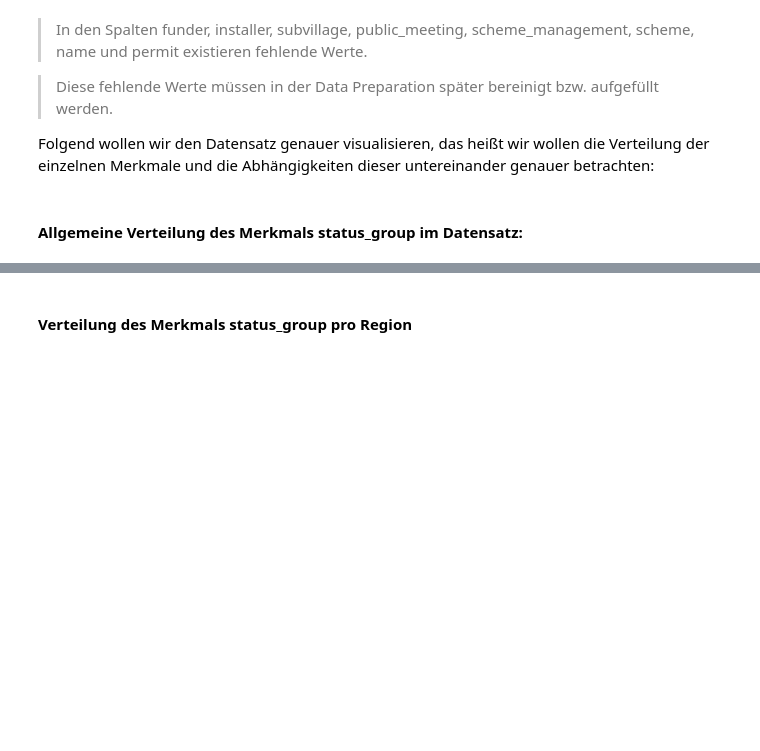
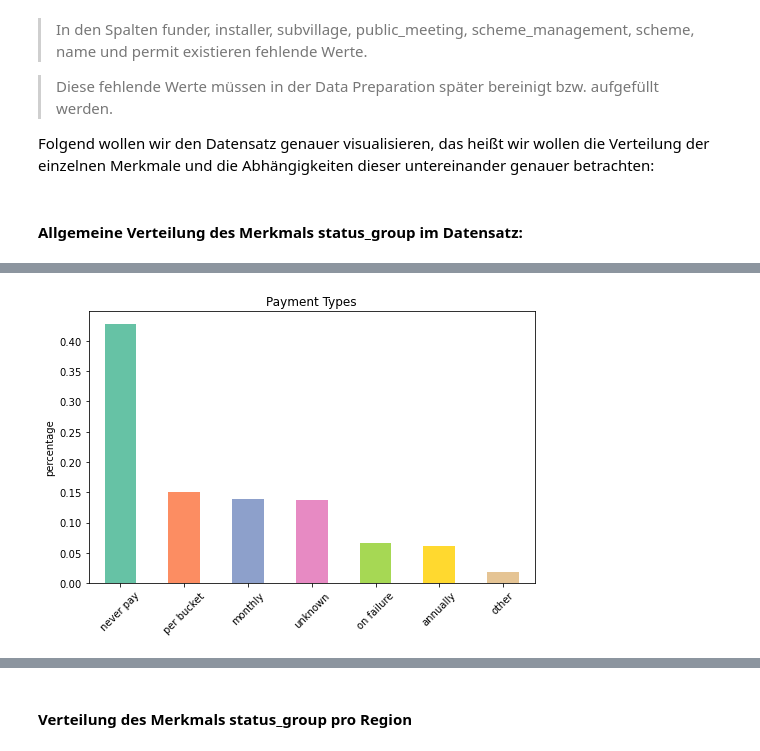
Before and after one commit to finitearth/DataExploration, a Jupyter notebook: presentation.ipynb, the cells around one changed output, grey strips where cells are left out. Saved outputs shown, nothing was run; the diff lists cells and outputs as text; code cells hidden in the pictures; blank space fills up the shorter version.

```diff
--- a/presentation.ipynb
+++ b/presentation.ipynb
@@ -286,0 +290,6 @@ plt.xticks(rotation=45);
+# %%
+fig = plt.figure(figsize=(8,5))
+train_data.payment_type.value_counts(normalize = "true").plot(kind="bar", title="Payment Types", ylabel="percentage", color=my_cmap.colors)
+plt.xticks(rotation=45);
+# %% [output]
+[figure, added]
```
Also changed, not shown: parts of 7 cells of this notebook.
